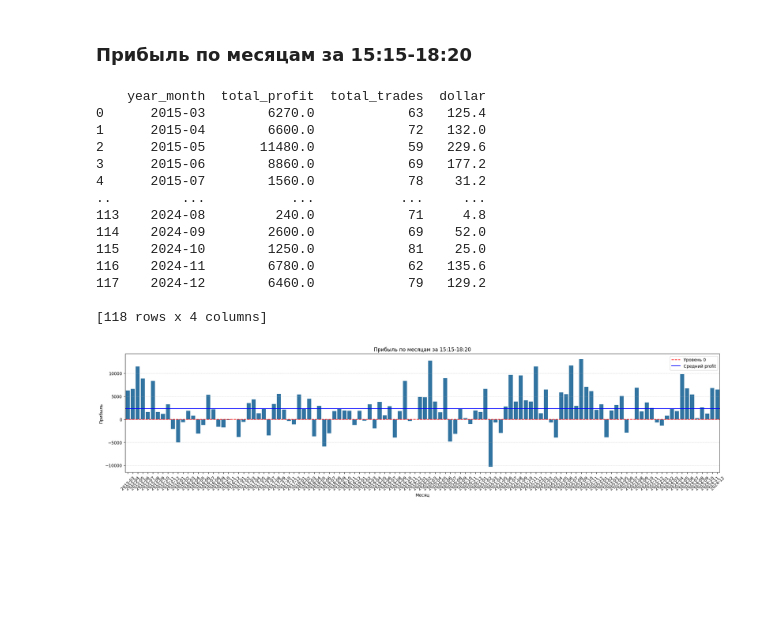
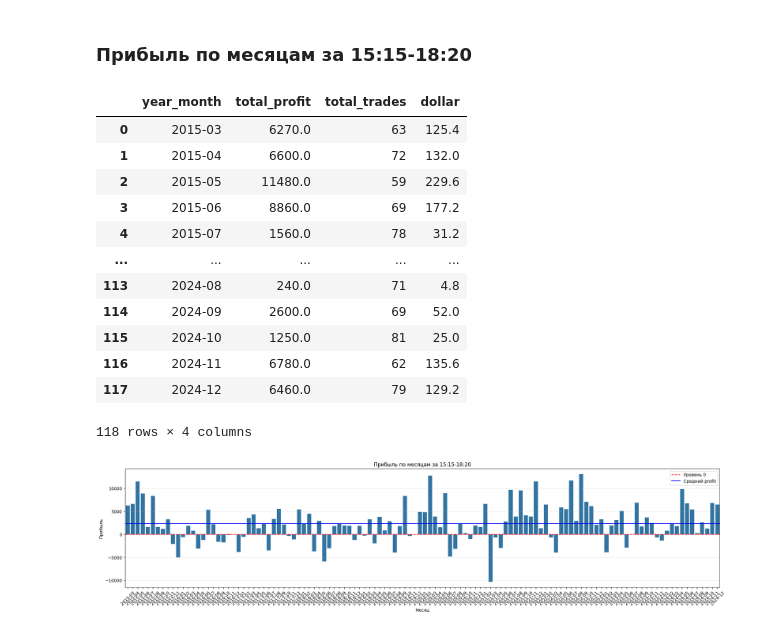
Before and after one commit to Alkor135/pj5_GMTS_trade_research, a Jupyter notebook: RTS_MOEX/RTS_исследования_времени_торговли.ipynb, the cells around one changed output. Cells and saved outputs as stored; diff of their text form; code cells hidden in the pictures; blank space fills up the shorter version.

```diff
--- a/RTS_MOEX/RTS_исследования_времени_торговли.ipynb
+++ b/RTS_MOEX/RTS_исследования_времени_торговли.ipynb
@@ -299,47 +299,45 @@ df_amer_date
 # %%
 df_tmp = df_amer.copy()
 
 # Убедимся, что колонка с датой в формате datetime
 df_tmp['date'] = pd.to_datetime(df_tmp['date'])
 
 # Добавляем колонки для года и месяца
 df_tmp['year_month'] = df_tmp['date'].dt.to_period('M')  # Год и месяц в формате YYYY-MM
 
 # Группируем данные по году и месяцу
 df_month_profit = (
     df_tmp.groupby('year_month')
     .agg(
         total_profit=('profit', 'sum'),    # Сумма прибыли за месяц
         total_trades=('profit', 'count')  # Количество сделок за месяц
     )
     .reset_index()
 )
 
 # # Если нужно, преобразуем 'year_month' обратно в строку
 # month_profit['year_month'] = month_profit['year_month'].astype(str)
 
 df_month_profit['dollar'] = df_month_profit['total_profit'] * 0.02
 
 # df_month_profit.sort_values(by='year_month', ascending=True) \
 #     .to_excel('GMTS_прибыль_месяца_15-19.xlsx', index=False)
 
-print(df_month_profit)
-# print(f'Средний профит: {df_month_profit['profit_avg'].mean()}')
+df_month_profit
 # %% [output]
+|  | year_month | total_profit | total_trades | dollar |
+| 0 | 2015-03 | 6270.0 | 63 | 125.4 |
+| 1 | 2015-04 | 6600.0 | 72 | 132.0 |
+| 2 | 2015-05 | 11480.0 | 59 | 229.6 |
+| 3 | 2015-06 | 8860.0 | 69 | 177.2 |
+| 4 | 2015-07 | 1560.0 | 78 | 31.2 |
+| ... | ... | ... | ... | ... |
+| 113 | 2024-08 | 240.0 | 71 | 4.8 |
+| 114 | 2024-09 | 2600.0 | 69 | 52.0 |
+| 115 | 2024-10 | 1250.0 | 81 | 25.0 |
+| 116 | 2024-11 | 6780.0 | 62 | 135.6 |
+| 117 | 2024-12 | 6460.0 | 79 | 129.2 |
-    year_month  total_profit  total_trades  dollar
-0      2015-03        6270.0            63   125.4
-1      2015-04        6600.0            72   132.0
-2      2015-05       11480.0            59   229.6
-3      2015-06        8860.0            69   177.2
-4      2015-07        1560.0            78    31.2
-..         ...           ...           ...     ...
-113    2024-08         240.0            71     4.8
-114    2024-09        2600.0            69    52.0
-115    2024-10        1250.0            81    25.0
-116    2024-11        6780.0            62   135.6
-117    2024-12        6460.0            79   129.2
-
-[118 rows x 4 columns]
+118 rows × 4 columns
 # %%
 df_month_profit = df_month_profit.sort_values(by='year_month', ascending=True)
 
```
Also changed, not shown: parts of 2 cells of this notebook.
